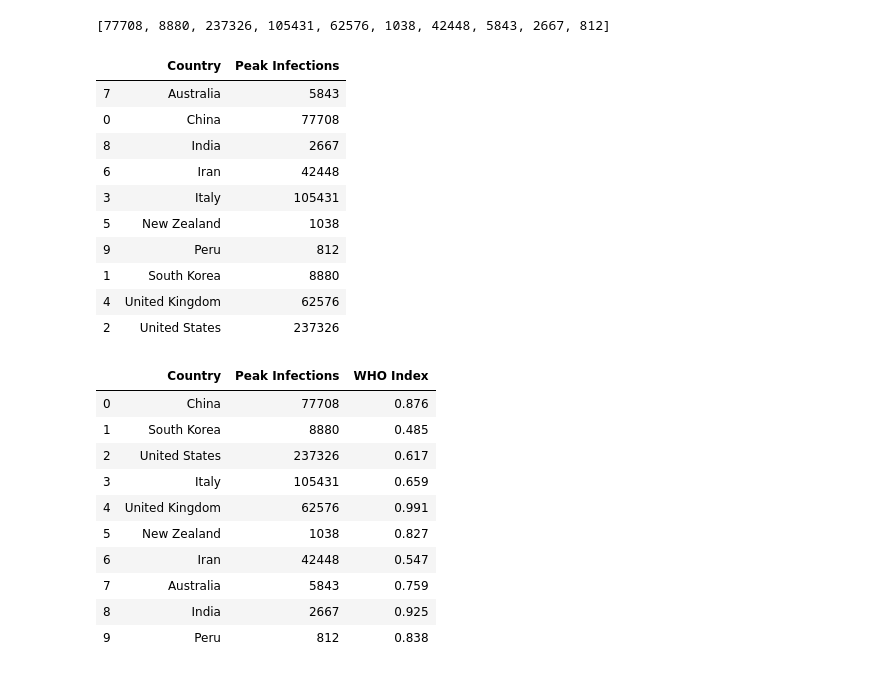
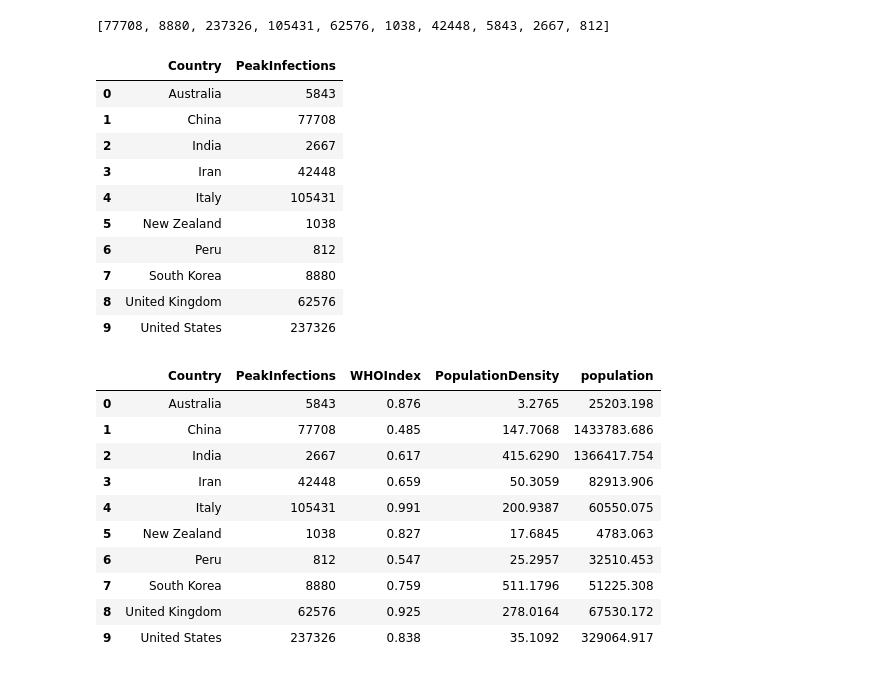
Before and after one commit to miholjcicmarko/COMP5360Project, a Jupyter notebook: python_journals/models.ipynb, the cells around one changed output. Drawn from its saved outputs; the diff is of its cells as text; code cells hidden in the pictures.

```diff
--- a/python_journals/models.ipynb
+++ b/python_journals/models.ipynb
@@ -844,7 +840,6 @@ AUCases
 | 44 | 3/6/20 | 3143 |
 | 45 | 3/7/20 | 3640 |
 # %%
-df = pd.read_csv('/Users/spenc/OneDrive/Documents/University_of_Utah/2019-2020/DataScience/COMP5360Project/project_files/csv_files/CLEANCDRdata.csv')
 
 from datetime import datetime
 Dates = df.groupby("Last Update")
@@ -937,7 +932,6 @@ End of the Infection: 2020-05-02 00:00:00
 <matplotlib.legend.Legend at 0x...>
 [figure]
 # %%
-df = pd.read_csv('/Users/spenc/OneDrive/Documents/University_of_Utah/2019-2020/DataScience/COMP5360Project/project_files/csv_files/CLEANCDRdata.csv')
 
 from datetime import datetime
 Dates = df.groupby("Last Update")
@@ -1125,48 +1118,53 @@ peakinf
 # %% [output]
 [77708, 8880, 237326, 105431, 62576, 1038, 42448, 5843, 2667, 812]
 # %%
-data = pd.DataFrame({"Peak Infections": peakinf})
+data = pd.DataFrame({"PeakInfections": peakinf})
 country = ["China", "South Korea", "United States", "Italy", "United Kingdom", "New Zealand", "Iran", "Australia", "India", "Peru"]
 cont = pd.DataFrame({"Country": country})
 data = pd.concat([cont,data], axis=1, sort = False)
-
-data = data.sort_values(by=['Country'])
+data=data.sort_values(['Country'])
+data=data.reset_index(drop=True)
 data
 # %% [output]
-|  | Country | Peak Infections |
-| 7 | Australia | 5843 |
-| 0 | China | 77708 |
-| 8 | India | 2667 |
-| 6 | Iran | 42448 |
-| 3 | Italy | 105431 |
+|  | Country | PeakInfections |
+| 0 | Australia | 5843 |
+| 1 | China | 77708 |
+| 2 | India | 2667 |
+| 3 | Iran | 42448 |
+| 4 | Italy | 105431 |
 | 5 | New Zealand | 1038 |
-| 9 | Peru | 812 |
-| 1 | South Korea | 8880 |
-| 4 | United Kingdom | 62576 |
-| 2 | United States | 237326 |
+| 6 | Peru | 812 |
+| 7 | South Korea | 8880 |
+| 8 | United Kingdom | 62576 |
+| 9 | United States | 237326 |
+# %%
+df3 = pd.read_csv(r'C:\Users\austi\Documents\GitHub\COMP5360Project\project_files\csv_files\CLEAN_WorldHealthIndex.csv')
+df4 = pd.read_csv(r'C:\Users\austi\Documents\GitHub\COMP5360Project\project_files\csv_files\population_and_density_by_country.csv')
 # %%
-df3 = pd.read_csv('/Users/spenc/OneDrive/Documents/University_of_Utah/2019-2020/DataScience/COMP5360Project/project_files/csv_files/CLEAN_WorldHealthIndex.csv')
-df3
 
-countries = ['UnitedStatesofAmerica', 'China', 'Italy', 'NewZealand', 'RepublicofKorea', 'UnitedKingdom', 'Iran,IslamicRepublicof', 'Australia', 'India', 'Peru']
+countries = ['UnitedStatesofAmerica','Italy', 'China','UnitedKingdom','Iran,IslamicRepublicof',  'RepublicofKorea',   'Australia' , 'India','NewZealand', 'Peru']
+countries2 = ['United States','Italy', 'China','United Kingdom','Iran',  'South Korea',   'Australia' , 'India','New Zealand', 'Peru']
 df3 = df3.loc[df3['Member State'].isin(countries)]
-
+df4 = df4.loc[df4['name'].isin(countries2)]
 df3 = df3.sort_values(by=['Member State'])
-
+df4 = df4.sort_values(by=['name'])
 indexes = list(df3['Index'].values)
-index = pd.DataFrame({"WHO Index": indexes})
-
+pop_density= list(df4["Density"].values)
+population=list(df4['pop2019'].values)
+index = pd.DataFrame({"WHOIndex": indexes})
+pop_density = pd.DataFrame({"PopulationDensity": pop_density,'population':population})
 data = pd.concat([data,index], axis=1, sort = False)
+data = pd.concat([data,pop_density], axis=1, sort = False)
 data
 # %% [output]
-|  | Country | Peak Infections | WHO Index |
-| 0 | China | 77708 | 0.876 |
-| 1 | South Korea | 8880 | 0.485 |
-| 2 | United States | 237326 | 0.617 |
-| 3 | Italy | 105431 | 0.659 |
-| 4 | United Kingdom | 62576 | 0.991 |
-| 5 | New Zealand | 1038 | 0.827 |
-| 6 | Iran | 42448 | 0.547 |
-| 7 | Australia | 5843 | 0.759 |
-| 8 | India | 2667 | 0.925 |
-| 9 | Peru | 812 | 0.838 |
+|  | Country | PeakInfections | WHOIndex | PopulationDensity | population |
+| 0 | Australia | 5843 | 0.876 | 3.2765 | 25203.198 |
+| 1 | China | 77708 | 0.485 | 147.7068 | 1433783.686 |
+| 2 | India | 2667 | 0.617 | 415.6290 | 1366417.754 |
+| 3 | Iran | 42448 | 0.659 | 50.3059 | 82913.906 |
+| 4 | Italy | 105431 | 0.991 | 200.9387 | 60550.075 |
+| 5 | New Zealand | 1038 | 0.827 | 17.6845 | 4783.063 |
+| 6 | Peru | 812 | 0.547 | 25.2957 | 32510.453 |
+| 7 | South Korea | 8880 | 0.759 | 511.1796 | 51225.308 |
+| 8 | United Kingdom | 62576 | 0.925 | 278.0164 | 67530.172 |
+| 9 | United States | 237326 | 0.838 | 35.1092 | 329064.917 |
```
Also changed, not shown: parts of 13 cells of this notebook.
